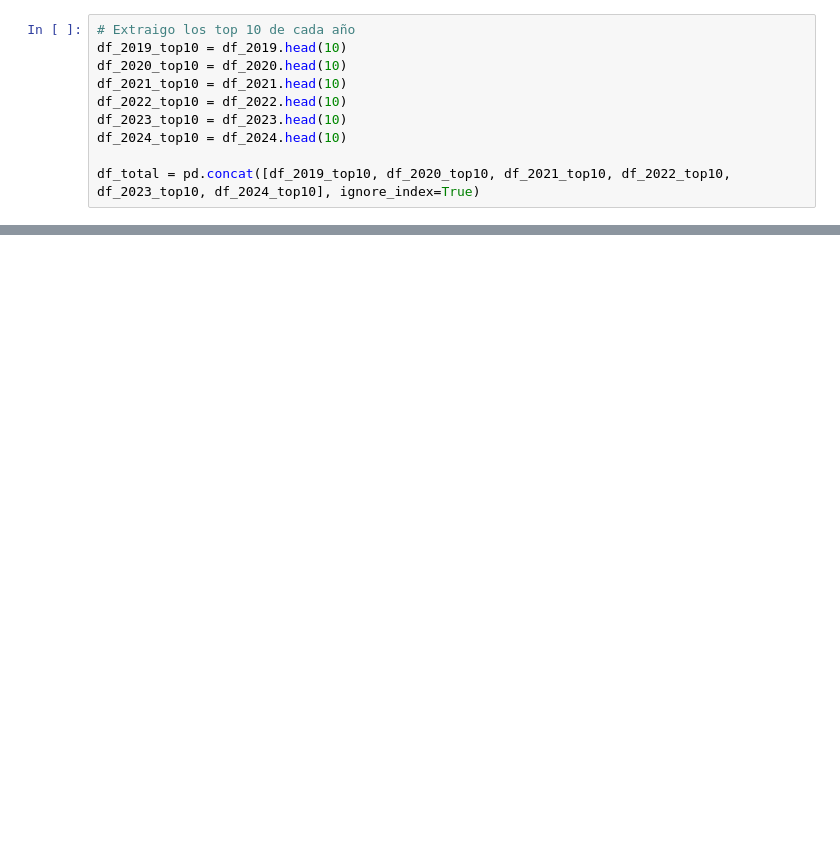
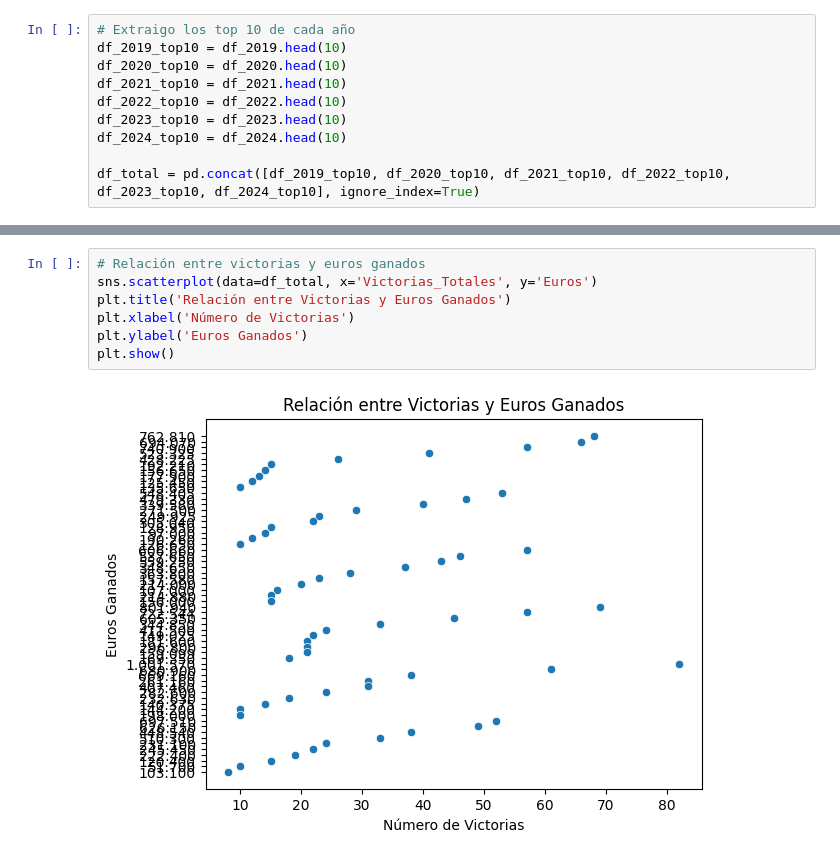
Before and after one commit to NellaCaro/estadisticas_jinetes, a Jupyter notebook: estadistica_jinetes.ipynb, the cells around one changed output, grey strips where cells are left out. Cells and saved outputs as stored; diff of their text form; blank space fills up the shorter version.

```diff
--- a/estadistica_jinetes.ipynb
+++ b/estadistica_jinetes.ipynb
@@ -163,0 +251,9 @@ print(df_total)
+# %%
+# Relación entre victorias y euros ganados
+sns.scatterplot(data=df_total, x='Victorias_Totales', y='Euros')
+plt.title('Relación entre Victorias y Euros Ganados')
+plt.xlabel('Número de Victorias')
+plt.ylabel('Euros Ganados')
+plt.show()
+# %% [output]
+[figure, added]
```
Also changed, not shown: parts of 12 cells of this notebook.
